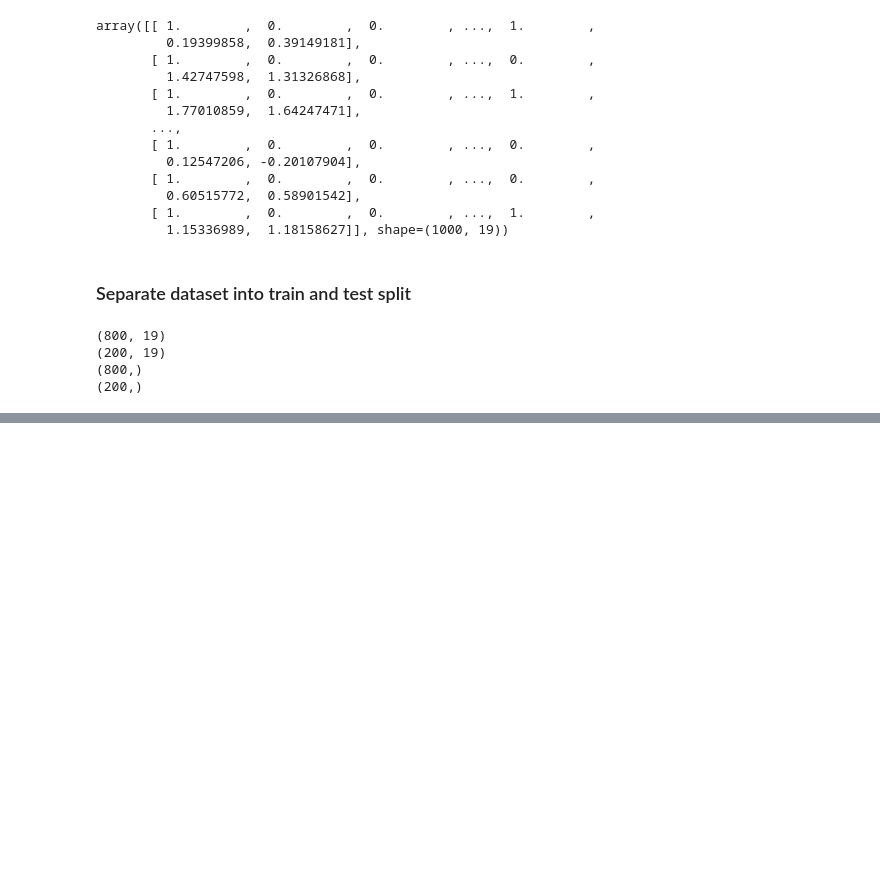
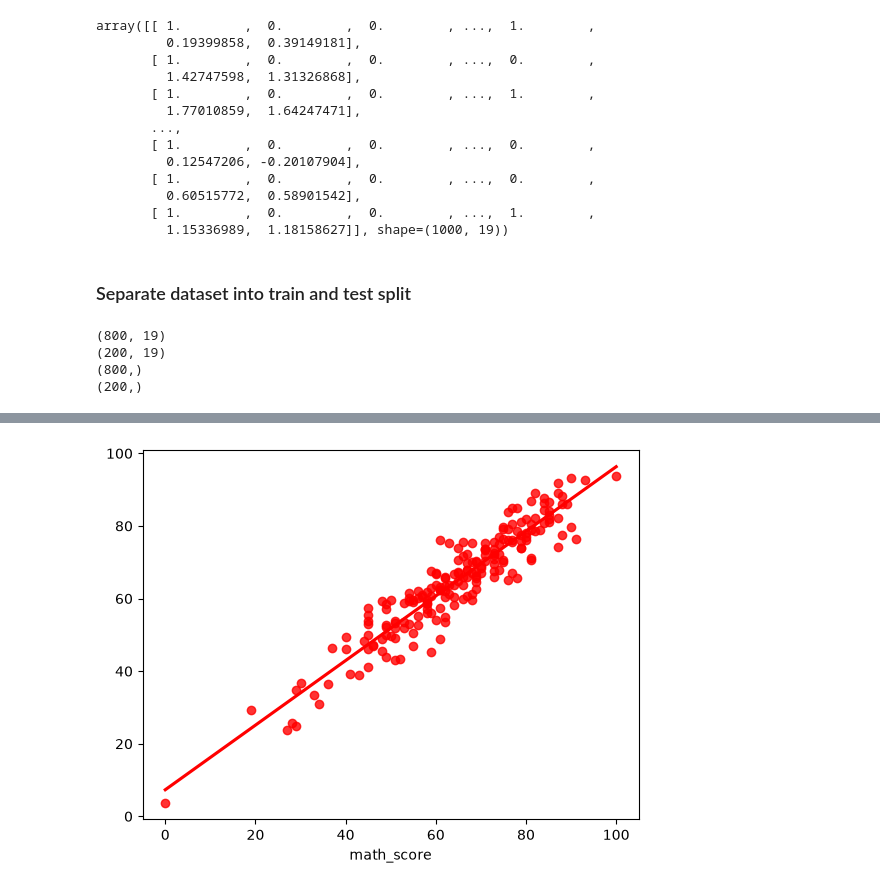
Before and after one commit to ajanand27/ML-Projects, a Jupyter notebook: notebook/Model Training_Ajay.ipynb, the cells around one changed output, grey strips where cells are left out. Cells and saved outputs as stored; diff of their text form; code cells hidden in the pictures; blank space fills up the shorter version.

```diff
--- a/notebook/Model Training_Ajay.ipynb
+++ b/notebook/Model Training_Ajay.ipynb
@@ -135,0 +155,36 @@ print(y_test.shape)
+# %%
+model_list = []
+r2_list =[]
+
+for i in range(len(list(models))):
+    model = list(models.values())[i]
+    model.fit(X_train, y_train) # Train model
+
+    # Make predictions
+    y_train_pred = model.predict(X_train)
+    y_test_pred = model.predict(X_test)
+
+    # Evaluate Train and Test dataset
+    model_train_mae , model_train_rmse, model_train_r2 = evaluate_model(y_train, y_train_pred)
+
+    model_test_mae , model_test_rmse, model_test_r2 = evaluate_model(y_test, y_test_pred)
+
+
+    print(list(models.keys())[i])
+    model_list.append(list(models.keys())[i])
+
+    print('Model performance for Training set')
+    print("- Root Mean Squared Error: {:.4f}".format(model_train_rmse))
+    print("- Mean Absolute Error: {:.4f}".format(model_train_mae))
+    print("- R2 Score: {:.4f}".format(model_train_r2))
+
+    print('----------------------------------')
+
+    print('Model performance for Test set')
+    print("- Root Mean Squared Error: {:.4f}".format(model_test_rmse))
+    print("- Mean Absolute Error: {:.4f}".format(model_test_mae))
+    print("- R2 Score: {:.4f}".format(model_test_r2))
+    r2_list.append(model_test_r2)
+
+    print('='*35)
+    print('\n')
@@ -135,0 +242,4 @@ print(y_test.shape)
+# %%
+sns.regplot(x=y_test,y=y_pred,ci=None,color ='red');
+# %% [output]
+[figure, added]
```
Also changed, not shown: parts of 9 cells of this notebook, 5 other files.
